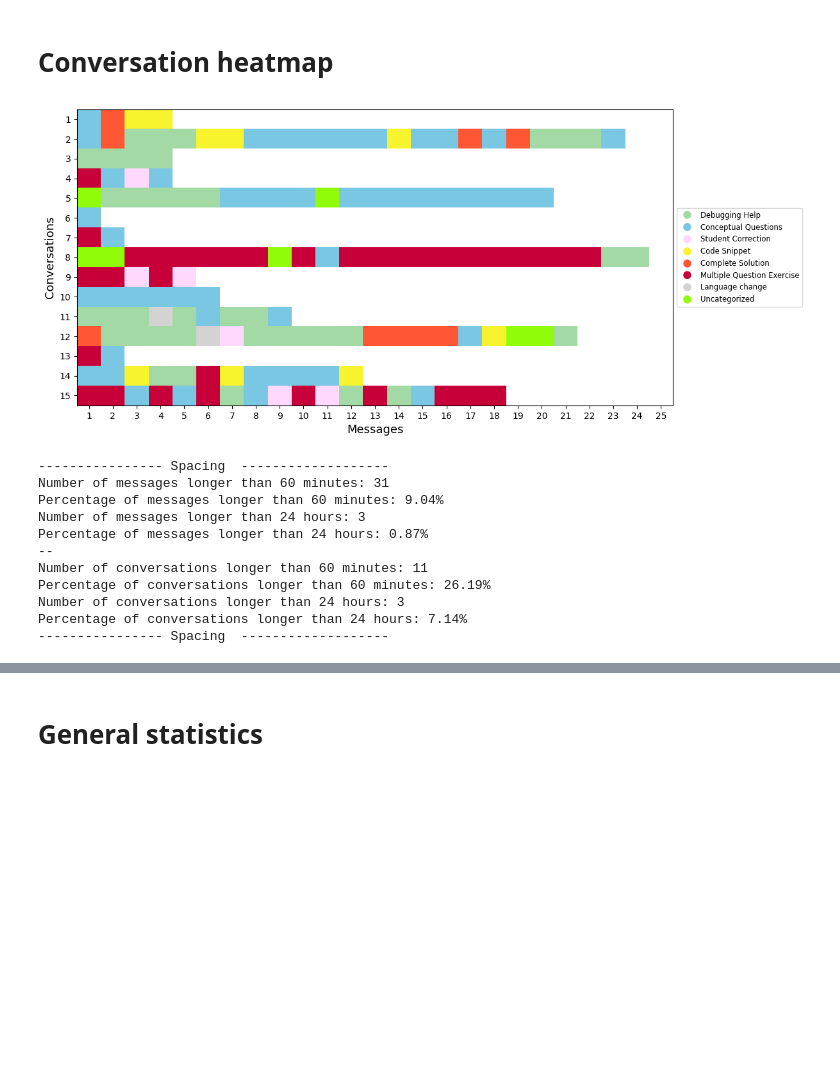
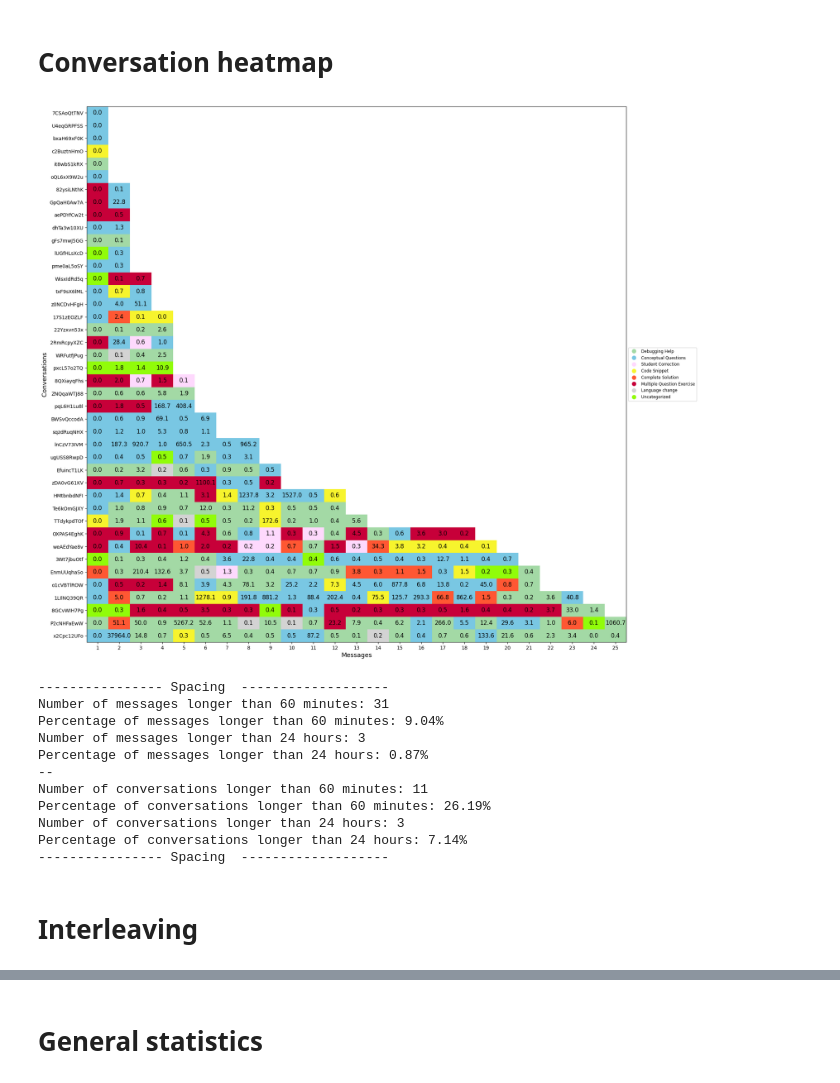
Before and after one commit to rodrigoprestesmachado/codespaces-blank, a Jupyter notebook: CSEDU2025/analysis/analysis.ipynb, the cells around one changed output, grey strips where cells are left out. Saved outputs shown, nothing was run; the diff lists cells and outputs as text; code cells hidden in the pictures; blank space fills up the shorter version.

```diff
--- a/CSEDU2025/analysis/analysis.ipynb
+++ b/CSEDU2025/analysis/analysis.ipynb
@@ -198,7 +196,7 @@ for key in df['Id'].unique():
     dic_times.update(row_times)
 
 # >>>>>>> Order dic_colors by number of messages in descending order
-#dic_colors = dict(sorted(dic_colors.items(), key=lambda x: len(x[1]), reverse=False))
+dic_colors = dict(sorted(dic_colors.items(), key=lambda x: len(x[1]), reverse=False))
 
 # Fill the color list with white ('#FFFFFF') and time list with NaN to match the max length
 for key in dic_colors.keys():
@@ -210,11 +208,11 @@ for key in dic_colors.keys():
     dic_colors[key] = [hex_to_rgb(color) for color in dic_colors[key]]
 
 # >>>>>>> Uncomment to display the 10 first conversations
-dic_colors = dict(list(dic_colors.items())[:15])
+#dic_colors = dict(list(dic_colors.items())[:15])
 
 
 # Plot the heatmap with time intervals in the cells
-fig, ax = plt.subplots(figsize=(12, 6))  # Aumente o valor de figsize conforme necessário
+fig, ax = plt.subplots(figsize=(20, 20))  # Aumente o valor de figsize conforme necessário
 
 # Set axis labels
 ax.set_xlabel('Messages', fontsize=13)
@@ -227,16 +225,16 @@ ax.set_xticklabels(range(1, max_len + 1))  # Definir o rótulo para começar em
 ax.set_yticks(range(len(dic_colors)))
 ax.set_yticklabels(range(1, len(dic_colors) + 1))
 # >>>>>>> Uncomment to show the 'Id' values on the y-axis
-#ax.set_yticklabels(dic_colors.keys())
+ax.set_yticklabels(dic_colors.keys())
 
 # Display the heatmap using the list of RGB color values
 heatmap = ax.imshow(list(dic_colors.values()), aspect='auto')
 
 # >>>>>>> Annotate each cell with the time delta in minutes, and use a smaller font size
-# for i, key in enumerate(dic_colors.keys()):
-#     for j, time in enumerate(dic_times[key]):
-#         if not np.isnan(time):  # Annotate only if time is not NaN
-#             ax.text(j, i, f'{time:.1f}', ha='center', va='center', color='black', fontsize=10)  # Small font
+for i, key in enumerate(dic_colors.keys()):
+    for j, time in enumerate(dic_times[key]):
+        if not np.isnan(time):  # Annotate only if time is not NaN
+            ax.text(j, i, f'{time:.1f}', ha='center', va='center', color='black', fontsize=12)  # Small font
 
 # Create a legend with classification labels and their respective colors
 legend_elements = [plt.Line2D([0], [0], marker='o', color='w', markerfacecolor=color, markersize=10, label=label)
@@ -254,34 +252,34 @@ print("---------------- Spacing  -------------------")
 messages_long_hour = df[df['TimeDeltaMinutes'] > 60].shape[0]
 # % of messages longer than 60 minutes
 percentage_long_hour = (messages_long_hour / df.shape[0]) * 100
 print(f"Number of messages longer than 60 minutes: {messages_long_hour}")
 print(f"Percentage of messages longer than 60 minutes: {percentage_long_hour:.2f}%")
 
 # Count the number of messages with delta time greater than 24 hours
 messages_long_day = df[df['TimeDeltaMinutes'] > 1440].shape[0]
 # % of messages longer than 24 hours
 percentage_long_day = (messages_long_day / df.shape[0]) * 100
 print(f"Number of messages longer than 24 hours: {messages_long_day}")
 print(f"Percentage of messages longer than 24 hours: {percentage_long_day:.2f}%")
 
 print("--")
 
 # Count the number of conversation with delta time greater than 60 minutes
 conversations_long_hour = df[df['TimeDeltaMinutes'] > 60]['Id'].nunique()
 # % of conversation longer than 60 minutes
 percentage_conversations_long_hour = (conversations_long_hour / df['Id'].nunique()) * 100
 print(f"Number of conversations longer than 60 minutes: {conversations_long_hour}")
 print(f"Percentage of conversations longer than 60 minutes: {percentage_conversations_long_hour:.2f}%")
 
 # Count the number of conversation with delta time greater than 24 hours
 conversations_long_day = df[df['TimeDeltaMinutes'] > 1440]['Id'].nunique()
 # % of conversation longer than 24 hours
 percentage_conversations_long_day = (conversations_long_day / df['Id'].nunique()) * 100
 print(f"Number of conversations longer than 24 hours: {conversations_long_day}")
 print(f"Percentage of conversations longer than 24 hours: {percentage_conversations_long_day:.2f}%")
 print("---------------- Spacing  -------------------")
 # %% [output]
-[figure, old version]
+[figure, new version]
 ---------------- Spacing  -------------------
 Number of messages longer than 60 minutes: 31
 Percentage of messages longer than 60 minutes: 9.04%
@@ -293,3 +291,5 @@ Percentage of conversations longer than 60 minutes: 26.19%
 Number of conversations longer than 24 hours: 3
 Percentage of conversations longer than 24 hours: 7.14%
 ---------------- Spacing  -------------------
+# %% [markdown]
+#   Interleaving
```
Also changed, not shown: parts of 2 cells of this notebook, 1 other file.
